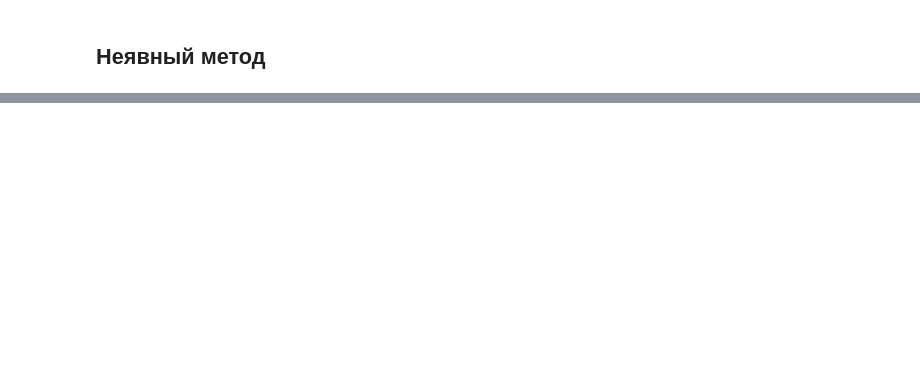
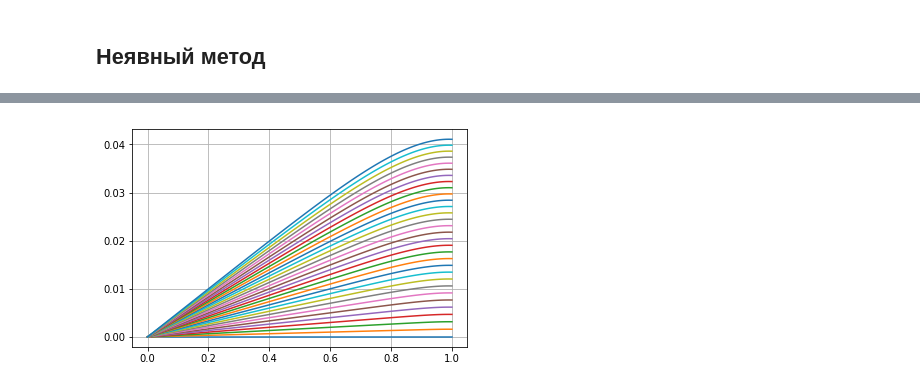
Before and after one commit to ilyakrasnou/MCA, a Jupyter notebook: lab4.ipynb, the cells around one changed output, grey strips where cells are left out. Saved outputs shown, nothing was run; the diff lists cells and outputs as text; code cells hidden in the pictures; blank space fills up the shorter version.

```diff
--- a/lab4.ipynb
+++ b/lab4.ipynb
@@ -86,0 +116,35 @@ plt.show()
+# %%
+def inexplicit_method2(N, t):
+    num_t = int(T / t) + 1
+    num_k = N + 1
+    h = (b-a) / N
+    sol = np.zeros(shape=(num_t, num_k))
+
+    sol [:, 0] = np.array([g1(ti) for ti in np.linspace(0, T, num_t)])
+
+    sol[0,:] = np.array([phi(xi) for xi in np.linspace(a, b, num_k)])
+
+    matrix = np.zeros(shape=(num_k-1, num_k-1))
+    matrix[0, 0:2] = [1 + 2*k*t / h ** 2, -k * t / h ** 2]
+    for j in range(1, num_k-2):
+            matrix[j, j-1] = - k * t / h ** 2
+            matrix[j, j] = 1 + 2*k*t / h ** 2
+            matrix[j, j+1] = -k * t / h ** 2
+    matrix[-1, -1], matrix[-1, -2] = -2*k*t / (h**2), 1+2*k*t/(h**2)
+    terms = np.zeros(num_k-1)
+    for i in range(1, num_t):
+        terms[0] = t*f(a+h, i*t) + sol[i-1, 1] + k * t / h ** 2 * sol[i, 0]
+        for j in range(1, num_k-2):
+            terms[j] = t*f(a+(j+1)*h, i*t) + sol[i-1, j+1]
+        terms[-1] = t*f(a+(j+1)*h, i*t) + sol[i-1, j+1] - 2*k*t/h*g2(i*t)
+        sol[i, 1:] = np.linalg.solve(matrix, terms)
+    return sol
+# %%
+xs = np.linspace(a, b, N + 1)
+sol = inexplicit_method2(N, t)
+for i in range(0, len(sol), 100):
+    plt.plot(xs, sol[i], label=i)
+plt.grid()
+plt.show()
+# %% [output]
+[figure, added]
```
Also changed, not shown: parts of 6 cells of this notebook.
